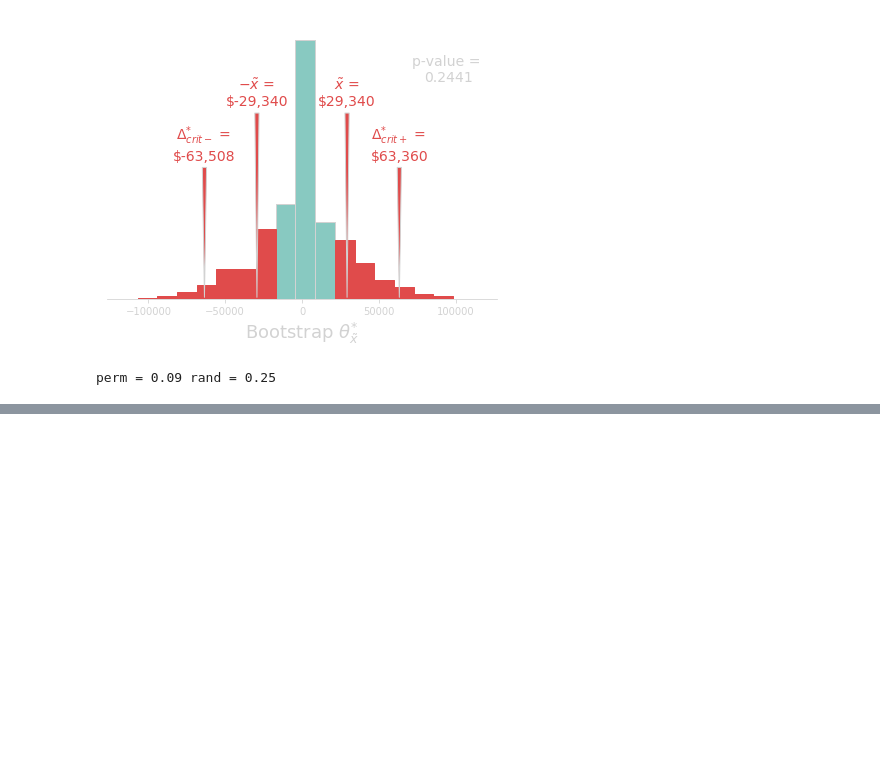
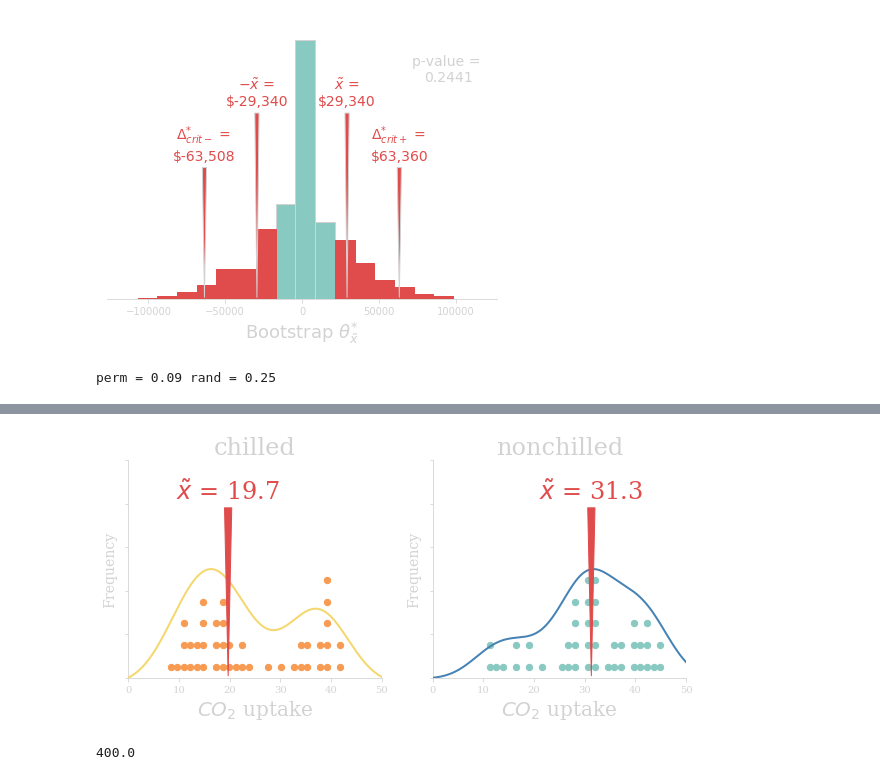
Before and after one commit to Khlick/LS40-Lectures, a Jupyter notebook: lib/_notebooks/Lectures 7-8.ipynb, the cells around one changed output, grey strips where cells are left out. Drawn from its saved outputs; the diff is of its cells as text; code cells hidden in the pictures; blank space fills up the shorter version.

```diff
--- a/lib/_notebooks/Lectures 7-8.ipynb
+++ b/lib/_notebooks/Lectures 7-8.ipynb
@@ -421,0 +578,67 @@ perm = 0.09 rand = 0.25
+# %%
+X = np.linspace(0,50,500);
+fig = pyp.figure(figsize=(10,4));
+axs = fig.subplots(1,2);
+axs = [utils.multiX(ax=a,n=1,concatOriginal=True,concatFirst=True)for a in axs];
+
+# left 'chilled'
+axs[0][0].scatter(**groupDots[0],color=col['orange'],s=40);
+axs[0][0].set_ylabel('Frequency',size=14);
+axs[0][0].set_xlabel('$CO_2$ uptake', size=20);
+axs[0][0].set_title(groupNames[0], size=24);
+axs[0][1].plot(X,st.linRescale(groupKDE[0](X),newRange=(np.min(groupKDE[1](X)), 5)),color=col['yellow'],lw=2);
+axs[0][1].annotate(
+    r'$\tilde{x}$'+f' = {groupStats[0]["median"]}',
+    xy = (groupStats[0]['median'],0),
+    xytext = (groupStats[0]['median'],8),
+    color = col['red'],
+    size=24,
+    ha = 'center',
+    va = 'bottom',
+    arrowprops= {
+        'arrowstyle': 'wedge',
+        'edgecolor': col['red'],
+        'facecolor': col['red']
+    },
+    zorder=100
+);
+axs[0][0].set_xlim((0,50));
+#right 'nonchilled'
+axs[1][0].scatter(**groupDots[1], color=col['blue'],s=40);
+axs[1][0].set_ylabel('Frequency',size=14);
+axs[1][0].set_xlabel('$CO_2$ uptake', size=20);
+axs[1][0].set_title(groupNames[1], size=24);
+axs[1][1].plot(X,st.linRescale(groupKDE[1](X),newRange=(np.min(groupKDE[1](X)), 5)),color=col['satBlue'],lw=2);
+axs[1][1].annotate(
+    r'$\tilde{x}$'+f' = {groupStats[1]["median"]}',
+    xy = (groupStats[1]['median'],0),
+    xytext = (groupStats[1]['median'],8),
+    color = col['red'],
+    size=24,
+    ha = 'center',
+    va = 'bottom',
+    arrowprops= {
+        'arrowstyle': 'wedge',
+        'edgecolor': col['red'],
+        'facecolor': col['red']
+    },
+    zorder=100
+);
+axs[1][0].set_xlim((0,50));
+
+
+for ax in axs:
+    for a in ax:
+        #a.spines['left'].set_visible(False);
+        a.set_ylim((0,10));
+        a.set_yticklabels('');
+        if a is not axs[0][0]:
+            if a is not axs[1][0]:
+                a.axis('off');
+fig.savefig('../img/CO2_dots.svg', transparent=True);
+# %% [output]
+[figure, added]
+# %%
+1000/720*288
+# %% [output]
+400.0
```
Also changed, not shown: parts of 18 cells of this notebook, 17 other files.
